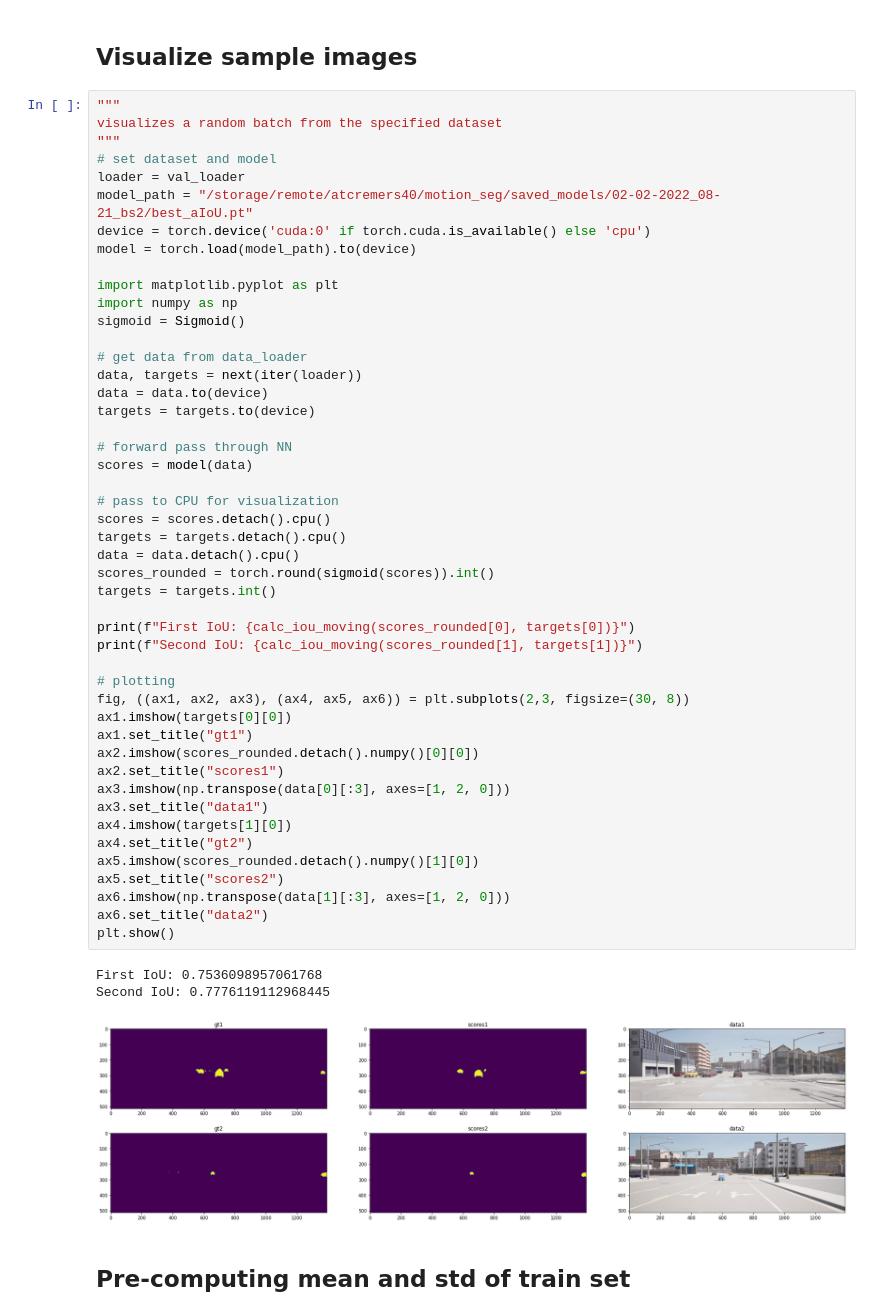
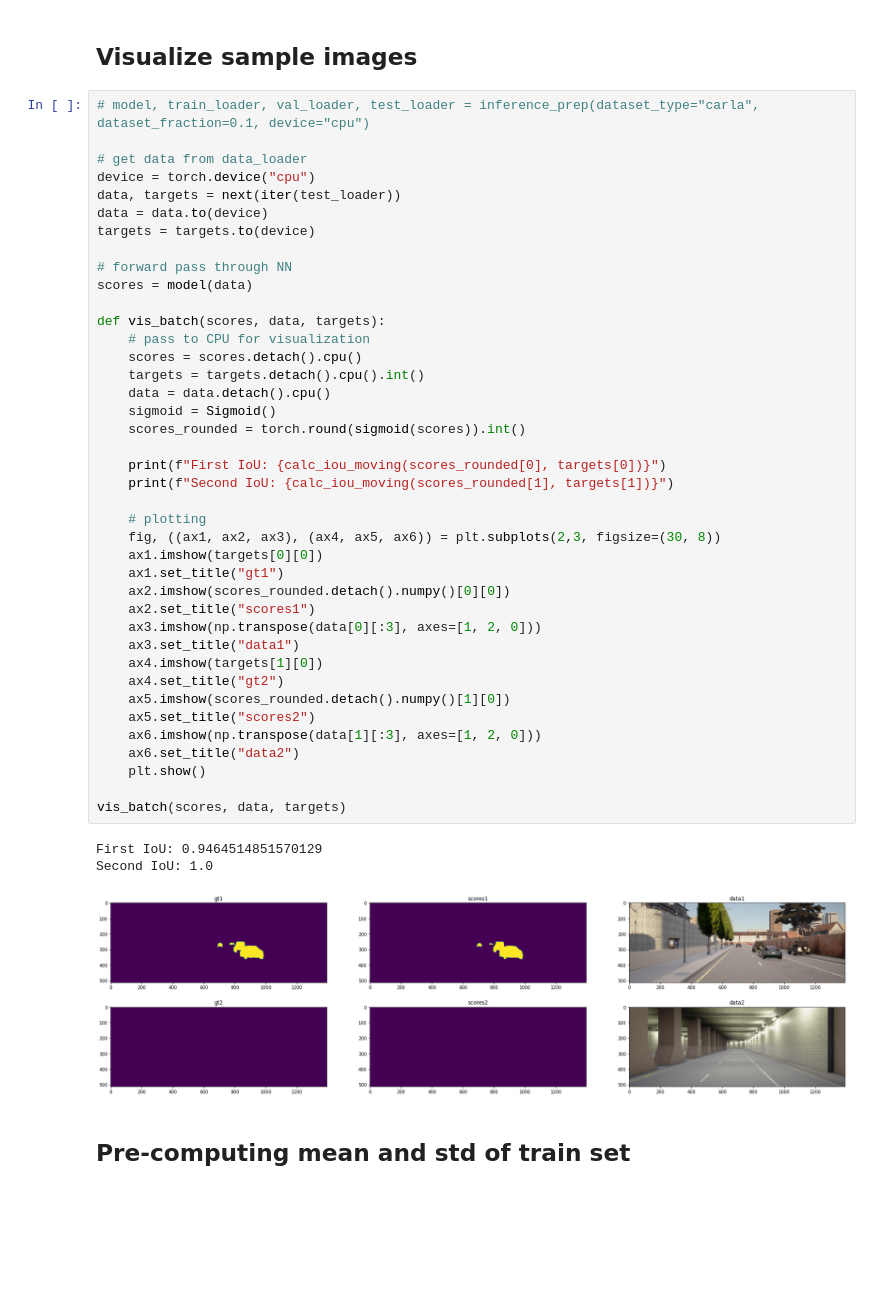
Before and after one commit to jonasdieker/motion_segmentation, a Jupyter notebook: supervised/inference.ipynb, the cells around one changed output. Drawn from its saved outputs; the diff is of its cells as text; blank space fills up the shorter version.

Commit message:
add abstraction for inference and visualisaton

```diff
--- a/supervised/inference.ipynb
+++ b/supervised/inference.ipynb
@@ -115,56 +145,49 @@ aIoU: 0.1987573206424713
 # %% [markdown]
 ## Visualize sample images
 # %%
-"""
-visualizes a random batch from the specified dataset
-"""
-# set dataset and model
-loader = val_loader
-model_path = "/storage/remote/atcremers40/motion_seg/saved_models/02-02-2022_08-21_bs2/best_aIoU.pt"
-device = torch.device('cuda:0' if torch.cuda.is_available() else 'cpu')
-model = torch.load(model_path).to(device)
-
-import matplotlib.pyplot as plt
-import numpy as np
-sigmoid = Sigmoid()
+# model, train_loader, val_loader, test_loader = inference_prep(dataset_type="carla", dataset_fraction=0.1, device="cpu")
 
 # get data from data_loader
-data, targets = next(iter(loader))
+device = torch.device("cpu")
+data, targets = next(iter(test_loader))
 data = data.to(device)
 targets = targets.to(device)
 
 # forward pass through NN
 scores = model(data)
 
-# pass to CPU for visualization
-scores = scores.detach().cpu()
-targets = targets.detach().cpu()
-data = data.detach().cpu()
-scores_rounded = torch.round(sigmoid(scores)).int()
-targets = targets.int()
+def vis_batch(scores, data, targets):
+    # pass to CPU for visualization
+    scores = scores.detach().cpu()
+    targets = targets.detach().cpu().int()
+    data = data.detach().cpu()
+    sigmoid = Sigmoid()
+    scores_rounded = torch.round(sigmoid(scores)).int()
 
-print(f"First IoU: {calc_iou_moving(scores_rounded[0], targets[0])}")
-print(f"Second IoU: {calc_iou_moving(scores_rounded[1], targets[1])}")
+    print(f"First IoU: {calc_iou_moving(scores_rounded[0], targets[0])}")
+    print(f"Second IoU: {calc_iou_moving(scores_rounded[1], targets[1])}")
 
-# plotting
-fig, ((ax1, ax2, ax3), (ax4, ax5, ax6)) = plt.subplots(2,3, figsize=(30, 8))
-ax1.imshow(targets[0][0])
-ax1.set_title("gt1")
-ax2.imshow(scores_rounded.detach().numpy()[0][0])
-ax2.set_title("scores1")
-ax3.imshow(np.transpose(data[0][:3], axes=[1, 2, 0]))
-ax3.set_title("data1")
-ax4.imshow(targets[1][0])
-ax4.set_title("gt2")
-ax5.imshow(scores_rounded.detach().numpy()[1][0])
-ax5.set_title("scores2")
-ax6.imshow(np.transpose(data[1][:3], axes=[1, 2, 0]))
-ax6.set_title("data2")
-plt.show()
+    # plotting
+    fig, ((ax1, ax2, ax3), (ax4, ax5, ax6)) = plt.subplots(2,3, figsize=(30, 8))
+    ax1.imshow(targets[0][0])
+    ax1.set_title("gt1")
+    ax2.imshow(scores_rounded.detach().numpy()[0][0])
+    ax2.set_title("scores1")
+    ax3.imshow(np.transpose(data[0][:3], axes=[1, 2, 0]))
+    ax3.set_title("data1")
+    ax4.imshow(targets[1][0])
+    ax4.set_title("gt2")
+    ax5.imshow(scores_rounded.detach().numpy()[1][0])
+    ax5.set_title("scores2")
+    ax6.imshow(np.transpose(data[1][:3], axes=[1, 2, 0]))
+    ax6.set_title("data2")
+    plt.show()
+
+vis_batch(scores, data, targets)
 # %% [output]
-First IoU: 0.7536098957061768
-Second IoU: 0.7776119112968445
+First IoU: 0.9464514851570129
+Second IoU: 1.0
-[figure, old version]
+[figure, new version]
 # %% [markdown]
 ## Pre-computing mean and std of train set
 # %%
```
Also changed, not shown: parts of 1 cell of this notebook.
